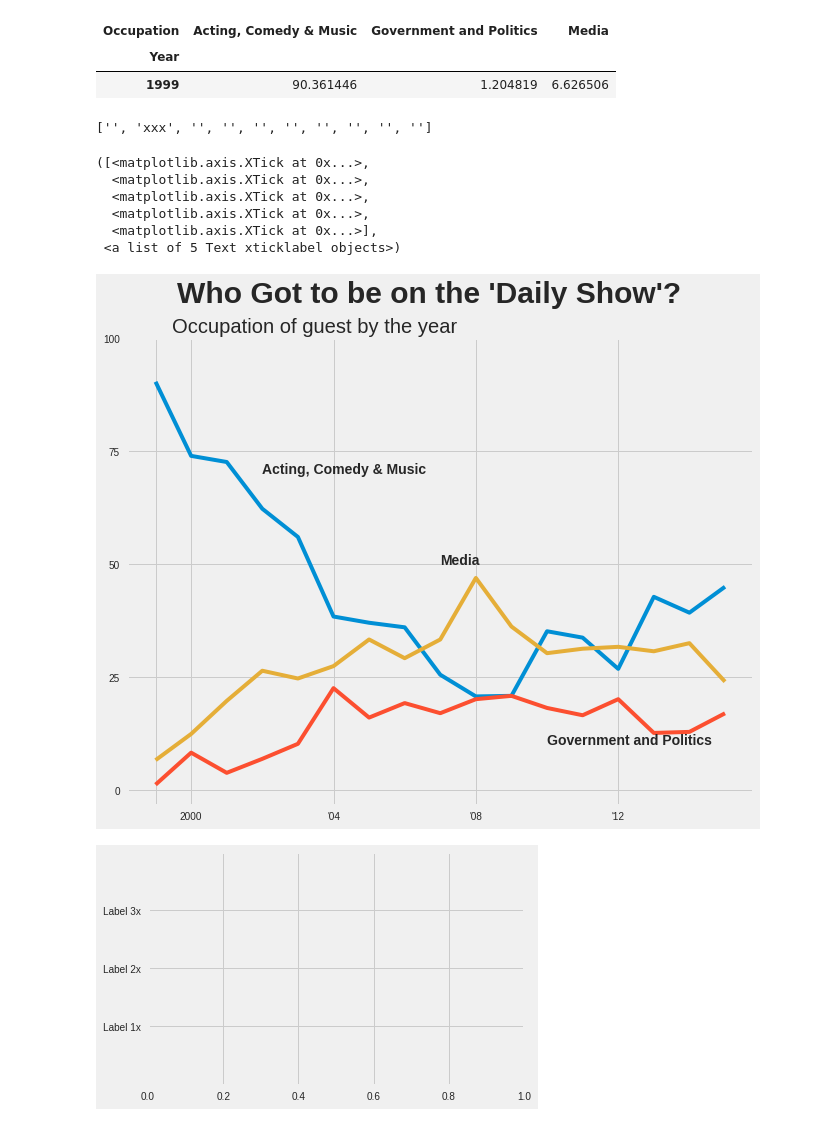
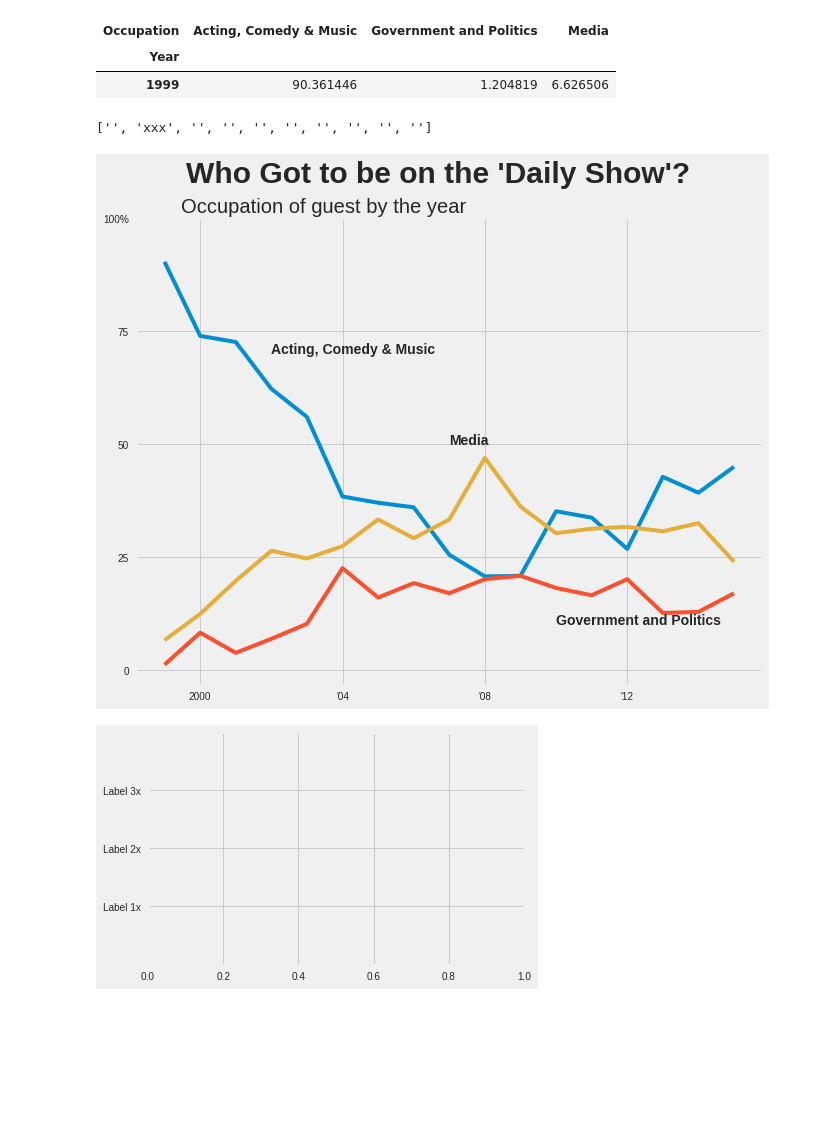
Before and after one commit to bloominstituteoftechnology/DS-Sprint-02-Storytelling-With-Data, a Jupyter notebook: DS_Unit_1_Sprint_Challenge_2.ipynb, the cells around one changed output. Cells and saved outputs as stored; diff of their text form; code cells hidden in the pictures; blank space fills up the shorter version.

```diff
--- a/DS_Unit_1_Sprint_Challenge_2.ipynb
+++ b/DS_Unit_1_Sprint_Challenge_2.ipynb
@@ -158,43 +158,42 @@ ax.set(xlabel = '',
 
 ll = [item.get_text() for item in ax.get_xticklabels()]
 ll[1]="xxx"
 print(ll)
 
 import matplotlib.ticker as ticker
 import matplotlib as mpl
 
-xlabels = ['   ', '2000',"\'04","\'08","\'12"]
+xlabels = [ '2000',"\'04","\'08","\'12"]
 
 #@ticker.FuncFormatter
 
 def x_func(x, tick_number):
   if(x == 1999) :
     return xlabels[0]
   elif x == '2000.0' :
     return xlabels[1]
   elif x == '2004.0' :
     return xlabels[2]
   elif x == '2008.0' :
     return xlabels[3]
   else:
     return xlabels[4]
 
 #ax.xaxis.set_major_formatter(ticker.FuncFormatter(x_func))
 
 
 #ax.xaxis.set_major_formatter(mpl.ticker.FixedFormatter(xlabels))
 
-l = [1999, 2000, 2004, 2008, 2012]
-plt.xticks(l, xlabels)
+xl = [ 2000, 2004, 2008, 2012]
+plt.xticks(xl, xlabels)
+
+
+ylabels = ['0','25','50','75','100%']
+yl = [0, 25, 50, 75, 100]
+plt.yticks(yl, ylabels);
 # %% [output]
 ['', 'xxx', '', '', '', '', '', '', '', '']
-([<matplotlib.axis.XTick at 0x...>,
-  <matplotlib.axis.XTick at 0x...>,
-  <matplotlib.axis.XTick at 0x...>,
-  <matplotlib.axis.XTick at 0x...>,
-  <matplotlib.axis.XTick at 0x...>],
- <a list of 5 Text xticklabel objects>)
-[figure, old version]
+[figure, new version]
 # %%
 import matplotlib as mpl
 import matplotlib.pyplot as plt
```
